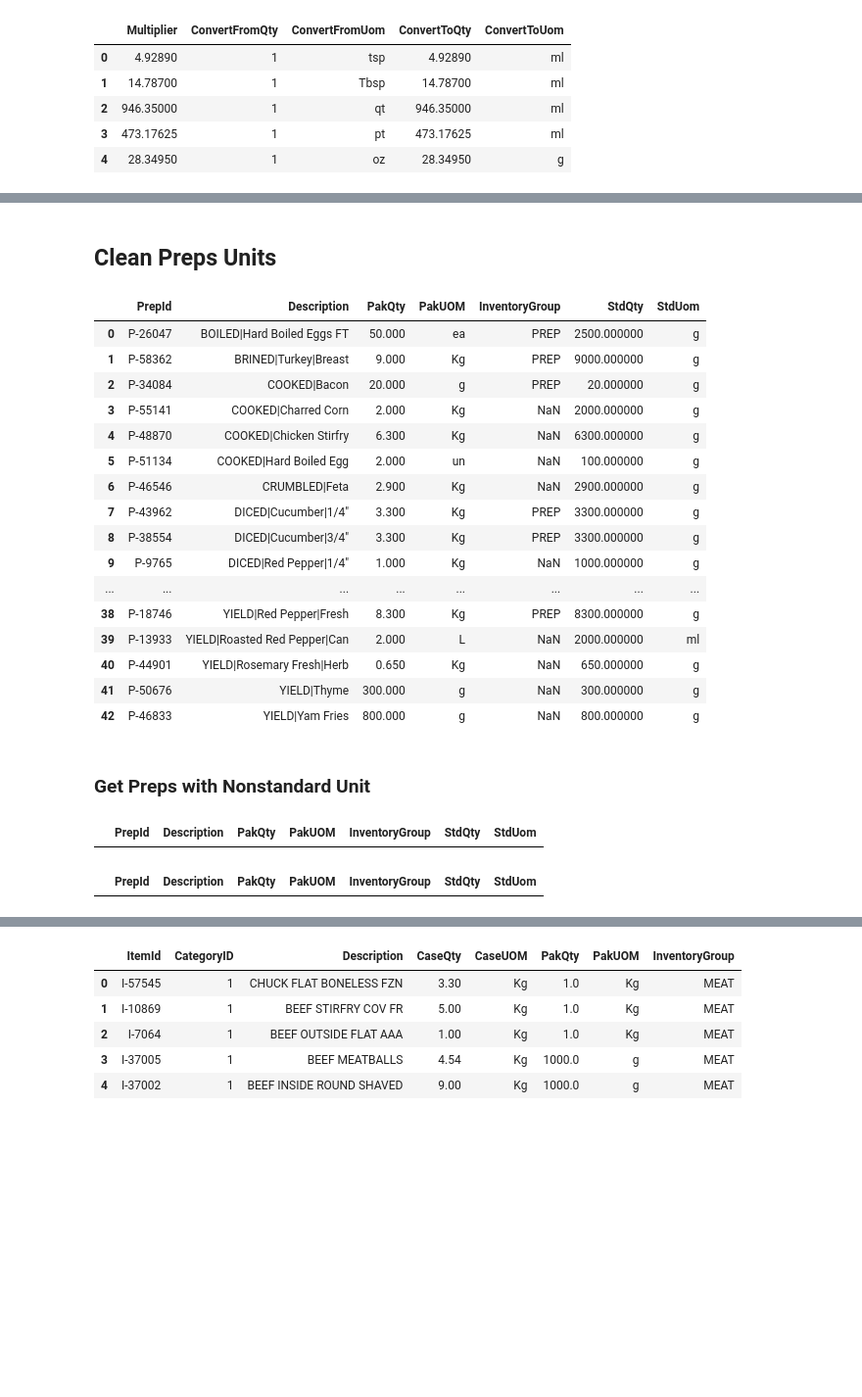
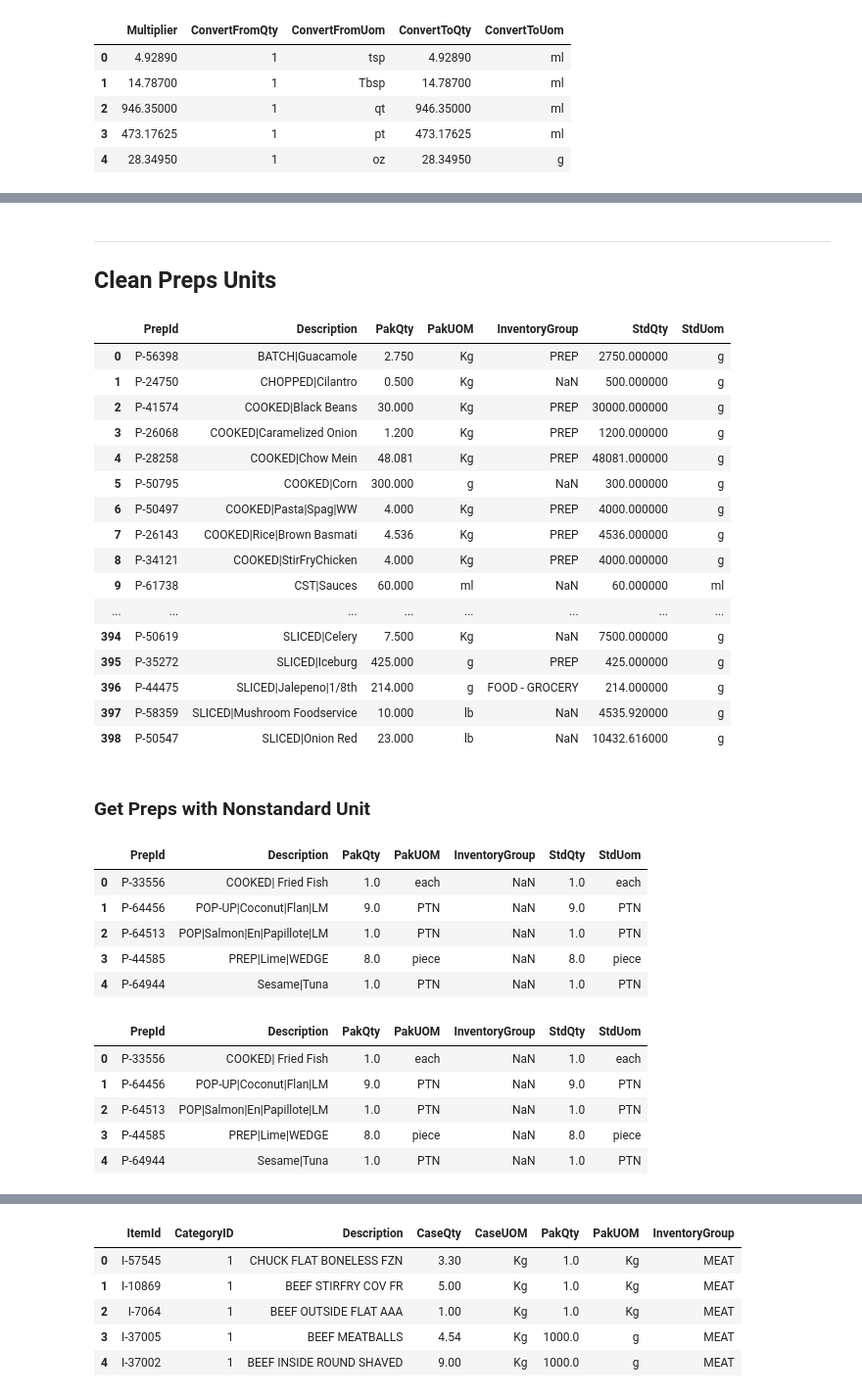
Before and after one commit to silviaaaaaaa/cffs-label, a Jupyter notebook: notebooks/2_data cleaning.ipynb, the cells around one changed output, grey strips where cells are left out. Shown at 98% size. Drawn from its saved outputs; the diff is of its cells as text; code cells hidden in the pictures; blank space fills up the shorter version.

```diff
--- a/notebooks/2_data cleaning.ipynb
+++ b/notebooks/2_data cleaning.ipynb
@@ -136,4 +163,4 @@ Conversions.head()
 # %%
-ghge_factors = pd.read_csv(os.path.join(os.getcwd(), "data", "external", "ghge_factors.csv"))
-ghge_factors.dtypes
+Update_Conv = pd.read_csv(os.path.join(os.getcwd(), "data", "cleaning", "update", "Conv_UpdateConv.csv"))
+Update_Conv.head()
 # %% [output]
@@ -165,9 +173,9 @@ Add_Conv.head()
 # %%
-for index, row in Add_Conv.iterrows():
-    Id = Add_Conv.loc[index, 'ConversionId']
+for index, row in Update_Conv.iterrows():
+    Id = Update_Conv.loc[index, 'ConversionId']
     Conversions.drop(Conversions[Conversions['ConversionId'] == Id].index, inplace = True)
 # %%
-frames = [Conversions, Add_Conv]
+frames = [Conversions, Update_Conv]
 Conversions = pd.concat(frames).reset_index(drop=True, inplace=False).drop_duplicates()
 # %%
 Conversions
@@ -268,6 +287,7 @@ Items_Nonstd
 path = os.path.join(os.getcwd(), "data", "cleaning", "Items_Nonstd.csv")
 Items_Nonstd.to_csv(path, index = False, header = True)
 # %% [markdown]
+***
 ## Clean Preps Units
 # %%
 Preps['StdQty'] = np.nan
@@ -284,22 +304,22 @@ for index in Preps.index:
 Preps
 # %% [output]
 |  | PrepId | Description | PakQty | PakUOM | InventoryGroup | StdQty | StdUom |
-| 0 | P-26047 | BOILED|Hard Boiled Eggs FT | 50.000 | ea | PREP | 2500.000000 | g |
-| 1 | P-58362 | BRINED|Turkey|Breast | 9.000 | Kg | PREP | 9000.000000 | g |
-| 2 | P-34084 | COOKED|Bacon | 20.000 | g | PREP | 20.000000 | g |
-| 3 | P-55141 | COOKED|Charred Corn | 2.000 | Kg | NaN | 2000.000000 | g |
-| 4 | P-48870 | COOKED|Chicken Stirfry | 6.300 | Kg | NaN | 6300.000000 | g |
-| 5 | P-51134 | COOKED|Hard Boiled Egg | 2.000 | un | NaN | 100.000000 | g |
-| 6 | P-46546 | CRUMBLED|Feta | 2.900 | Kg | NaN | 2900.000000 | g |
-| 7 | P-43962 | DICED|Cucumber|1/4" | 3.300 | Kg | PREP | 3300.000000 | g |
-| 8 | P-38554 | DICED|Cucumber|3/4" | 3.300 | Kg | PREP | 3300.000000 | g |
-| 9 | P-9765 | DICED|Red Pepper|1/4" | 1.000 | Kg | NaN | 1000.000000 | g |
+| 0 | P-56398 | BATCH|Guacamole | 2.750 | Kg | PREP | 2750.000000 | g |
+| 1 | P-24750 | CHOPPED|Cilantro | 0.500 | Kg | NaN | 500.000000 | g |
+| 2 | P-41574 | COOKED|Black Beans | 30.000 | Kg | PREP | 30000.000000 | g |
+| 3 | P-26068 | COOKED|Caramelized Onion | 1.200 | Kg | PREP | 1200.000000 | g |
+| 4 | P-28258 | COOKED|Chow Mein | 48.081 | Kg | PREP | 48081.000000 | g |
+| 5 | P-50795 | COOKED|Corn | 300.000 | g | NaN | 300.000000 | g |
+| 6 | P-50497 | COOKED|Pasta|Spag|WW | 4.000 | Kg | PREP | 4000.000000 | g |
+| 7 | P-26143 | COOKED|Rice|Brown Basmati | 4.536 | Kg | PREP | 4536.000000 | g |
+| 8 | P-34121 | COOKED|StirFryChicken | 4.000 | Kg | PREP | 4000.000000 | g |
+| 9 | P-61738 | CST|Sauces | 60.000 | ml | NaN | 60.000000 | ml |
 | ... | ... | ... | ... | ... | ... | ... | ... |
-| 38 | P-18746 | YIELD|Red Pepper|Fresh | 8.300 | Kg | PREP | 8300.000000 | g |
-| 39 | P-13933 | YIELD|Roasted Red Pepper|Can | 2.000 | L | NaN | 2000.000000 | ml |
-| 40 | P-44901 | YIELD|Rosemary Fresh|Herb | 0.650 | Kg | NaN | 650.000000 | g |
-| 41 | P-50676 | YIELD|Thyme | 300.000 | g | NaN | 300.000000 | g |
-| 42 | P-46833 | YIELD|Yam Fries | 800.000 | g | NaN | 800.000000 | g |
+| 394 | P-50619 | SLICED|Celery | 7.500 | Kg | NaN | 7500.000000 | g |
+| 395 | P-35272 | SLICED|Iceburg | 425.000 | g | PREP | 425.000000 | g |
+| 396 | P-44475 | SLICED|Jalepeno|1/8th | 214.000 | g | FOOD - GROCERY | 214.000000 | g |
+| 397 | P-58359 | SLICED|Mushroom Foodservice | 10.000 | lb | NaN | 4535.920000 | g |
+| 398 | P-50547 | SLICED|Onion Red | 23.000 | lb | NaN | 10432.616000 | g |
 # %%
 # save cleaned preps list to file
 path = os.path.join(os.getcwd(), "data", "cleaning", "Preps_Unit_Cleaned.csv")
@@ -322,24 +342,34 @@ Preps_Nonstd = pd.DataFrame(Preps_Nonstd, columns = col_names)
 Preps_Nonstd
 # %% [output]
 |  | PrepId | Description | PakQty | PakUOM | InventoryGroup | StdQty | StdUom |
+| 0 | P-33556 | COOKED| Fried Fish | 1.0 | each | NaN | 1.0 | each |
+| 1 | P-64456 | POP-UP|Coconut|Flan|LM | 9.0 | PTN | NaN | 9.0 | PTN |
+| 2 | P-64513 | POP|Salmon|En|Papillote|LM | 1.0 | PTN | NaN | 1.0 | PTN |
+| 3 | P-44585 | PREP|Lime|WEDGE | 8.0 | piece | NaN | 8.0 | piece |
+| 4 | P-64944 | Sesame|Tuna | 1.0 | PTN | NaN | 1.0 | PTN |
 # %%
 #filter out preps with nonstandard uom but have information already
-Manual_PrepU = pd.read_csv(os.path.join(os.getcwd(), "data", "cleaning", "Preps_UpdateUom.csv"))
+Manual_PrepU = pd.read_csv(os.path.join(os.getcwd(), "data", "cleaning", "update", "Preps_UpdateUom.csv"))
 
 col_names = list(Preps_Nonstd.columns.values)
 Preps_Nonstd_na = []
 
 for index, row in Preps_Nonstd.iterrows():
     PrepId = Preps_Nonstd.loc[index,'PrepId']
     if PrepId not in Manual_PrepU['PrepId'].values:
         Dict = {}
         Dict.update(dict(row))
         Preps_Nonstd_na.append(Dict)
 
 Preps_Nonstd = pd.DataFrame(Preps_Nonstd_na, columns = col_names)
 Preps_Nonstd
 # %% [output]
 |  | PrepId | Description | PakQty | PakUOM | InventoryGroup | StdQty | StdUom |
+| 0 | P-33556 | COOKED| Fried Fish | 1.0 | each | NaN | 1.0 | each |
+| 1 | P-64456 | POP-UP|Coconut|Flan|LM | 9.0 | PTN | NaN | 9.0 | PTN |
+| 2 | P-64513 | POP|Salmon|En|Papillote|LM | 1.0 | PTN | NaN | 1.0 | PTN |
+| 3 | P-44585 | PREP|Lime|WEDGE | 8.0 | piece | NaN | 8.0 | piece |
+| 4 | P-64944 | Sesame|Tuna | 1.0 | PTN | NaN | 1.0 | PTN |
 # %%
 path = os.path.join(os.getcwd(), "data", "cleaning", "Preps_NonstdUom.csv")
 Preps_Nonstd.to_csv(path, index = False, header = True)
```
Also changed, not shown: parts of 26 cells of this notebook, 3 other files.
